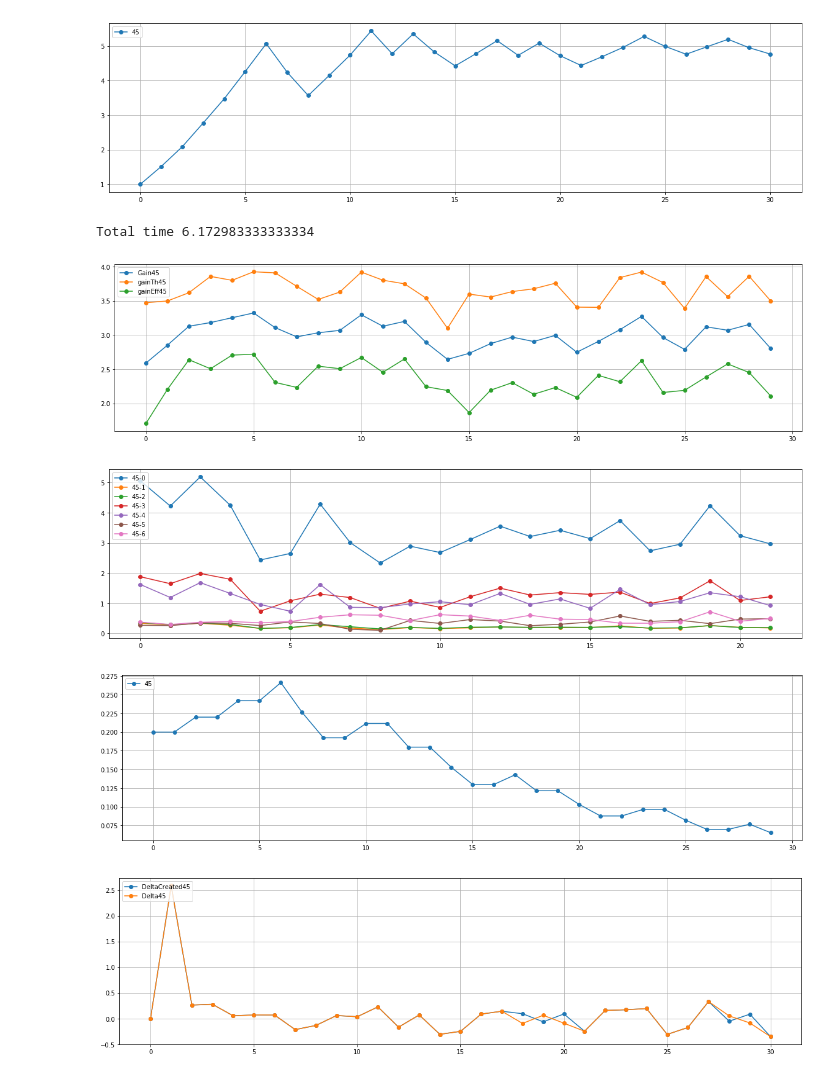
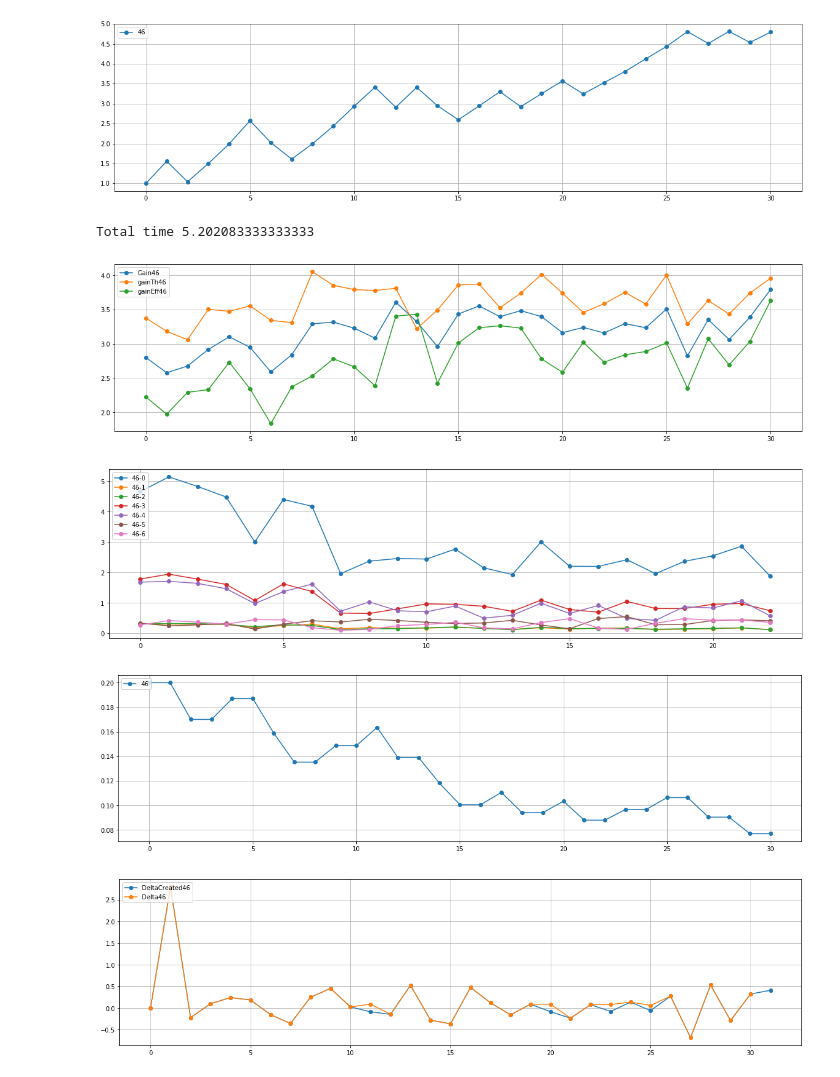
Before and after one commit to AndreeaStefan/SmartuistWrapper, a Jupyter notebook: evaluation/PlotResults.ipynb, the cells around one changed output. Cells and saved outputs as stored; diff of their text form; code cells hidden in the pictures.

Commit message:
PLAYER 46; 6 areas in spiral, effort more fine detailed

```diff
--- a/evaluation/PlotResults.ipynb
+++ b/evaluation/PlotResults.ipynb
@@ -95,7 +95,7 @@ plt.show()
 # player 8 = change effort
 # player 9 = same as 8
 
-players = [45]
+players = [46]
 results = []
 gradientStats = []
 path ="C:\\Users\\huber\\OneDrive\\Dokumenty\\thesis-hubert\\unity\\SmartuistWrapper\\tapResult.csv"
@@ -235,39 +235,39 @@ for p in players:
     tmp = gradientStats[p]
     gain = [0]
     prevGain = [0]
     for words in tmp:
         gain.append(float(words[5]))
         prevGain.append(float(words[4]))
 
 
     delta = np.array(gain) - np.array(prevGain)
     x = list(range(0, len(delta)))
     plt.plot(x, delta, 'o-', label="DeltaCreated"+str(p))
 plt.legend(loc='upper left')
 plt.grid(True)
 
 
 # delta
 for p in players:
     tmp = results[p]
     delta = []
     for words in tmp:
         delta.append(float(words[30]))
 
 #     smallDeltas = delta.toList()
     delta =  [x for i, x in enumerate(delta) if i == delta.index(x)]
     x = list(range(0, len(delta)))
     plt.plot(x, delta, 'o-', label="Delta"+str(p))
 plt.legend(loc='upper left')
 plt.grid(True)
 plt.show()
 # %% [output]
-[figure, old version]
+[figure, new version]
-Total time 6.172983333333334
+Total time 5.202083333333333
-[figure, old version]
+[figure, new version]
-[figure, old version]
+[figure, new version]
-[figure, old version]
+[figure, new version]
-[figure, old version]
+[figure, new version]
 # %%
 # plt.plot(x, uniqueGain, 'go-')
 # plt.grid(True)
```
Also changed, not shown: 4 other files.
